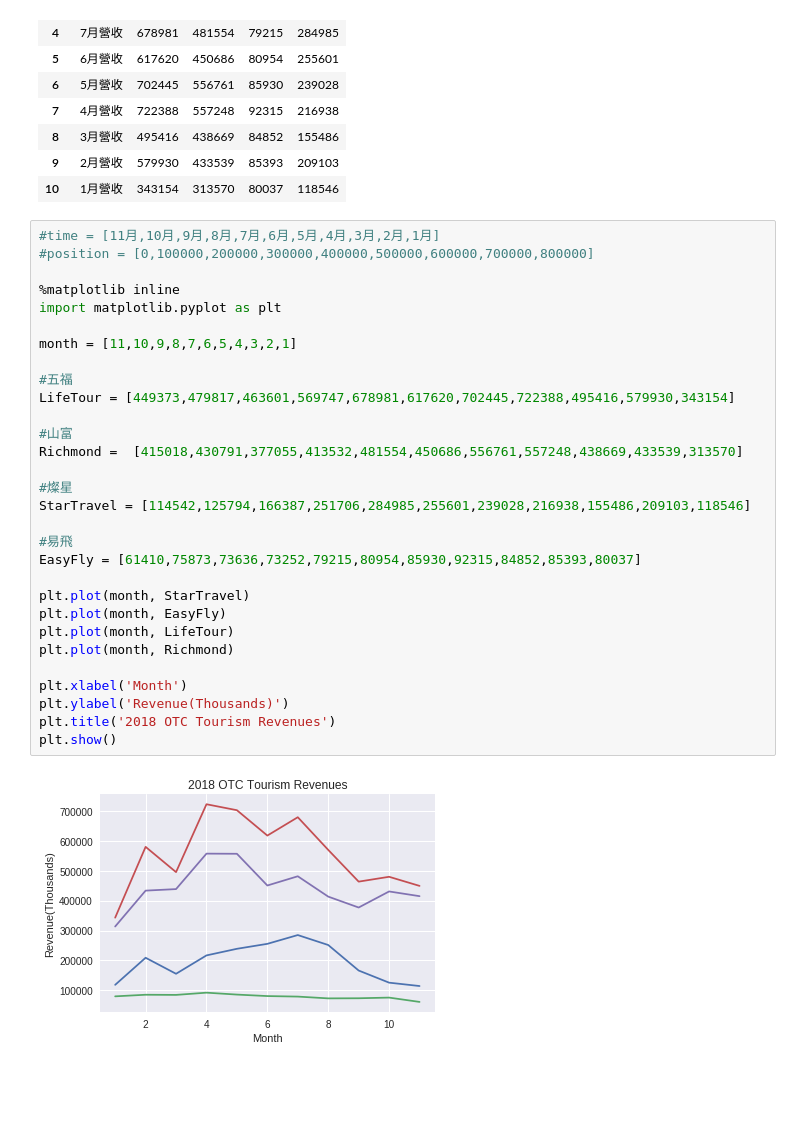
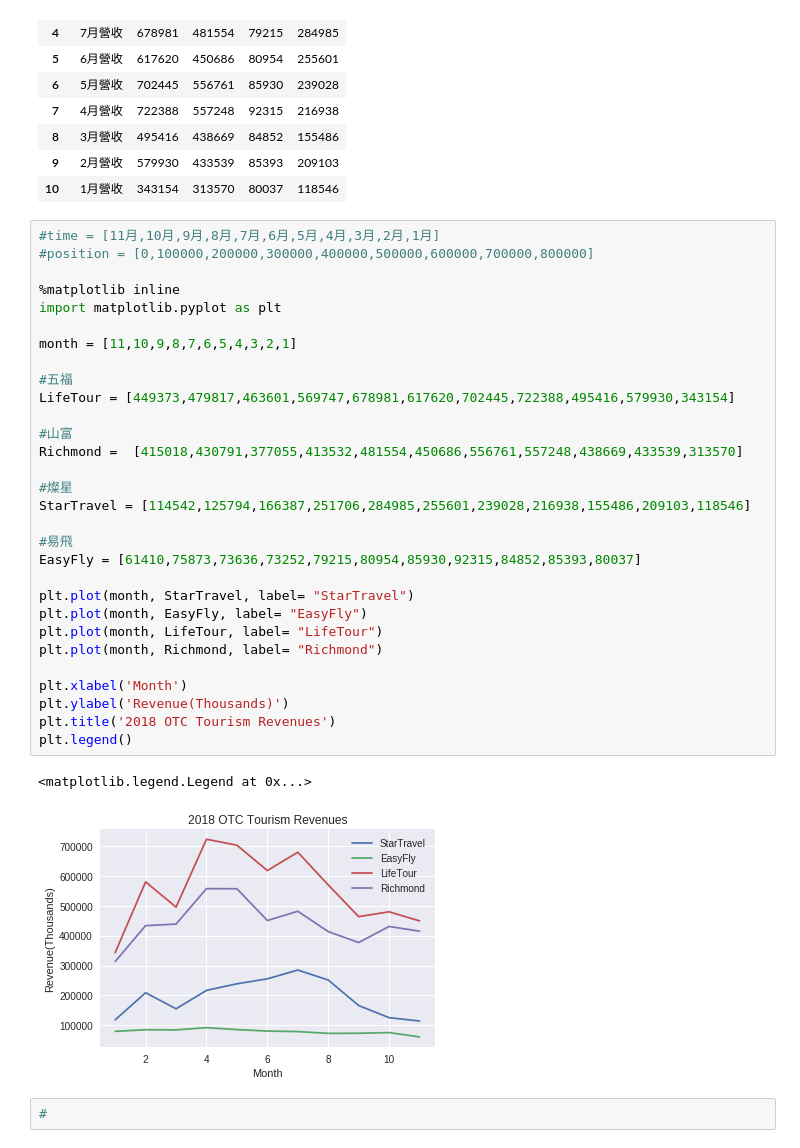
Before and after one commit to cwcheng0/LionTravel, a Jupyter notebook: TaiwanTourismMonthly.ipynb, the cells around one changed output. Cells and saved outputs as stored; diff of their text form; blank space fills up the shorter version.

```diff
--- a/TaiwanTourismMonthly.ipynb
+++ b/TaiwanTourismMonthly.ipynb
@@ -959,32 +1007,35 @@ dfOTC
 # %%
 #time = [11月,10月,9月,8月,7月,6月,5月,4月,3月,2月,1月]
 #position = [0,100000,200000,300000,400000,500000,600000,700000,800000]
 
 %matplotlib inline
 import matplotlib.pyplot as plt
 
 month = [11,10,9,8,7,6,5,4,3,2,1]
 
 #五福
 LifeTour = [449373,479817,463601,569747,678981,617620,702445,722388,495416,579930,343154]
 
 #山富
 Richmond =  [415018,430791,377055,413532,481554,450686,556761,557248,438669,433539,313570]
 
 #燦星
 StarTravel = [114542,125794,166387,251706,284985,255601,239028,216938,155486,209103,118546]
 
 #易飛
 EasyFly = [61410,75873,73636,73252,79215,80954,85930,92315,84852,85393,80037]
 
-plt.plot(month, StarTravel)
-plt.plot(month, EasyFly)
-plt.plot(month, LifeTour)
-plt.plot(month, Richmond)
+plt.plot(month, StarTravel, label= "StarTravel")
+plt.plot(month, EasyFly, label= "EasyFly")
+plt.plot(month, LifeTour, label= "LifeTour")
+plt.plot(month, Richmond, label= "Richmond")
 
 plt.xlabel('Month')
 plt.ylabel('Revenue(Thousands)')
 plt.title('2018 OTC Tourism Revenues')
-plt.show()
+plt.legend()
 # %% [output]
+<matplotlib.legend.Legend at 0x...>
-[figure, old version]
+[figure, new version]
+# %%
+#
```
Also changed, not shown: parts of 13 cells of this notebook.
